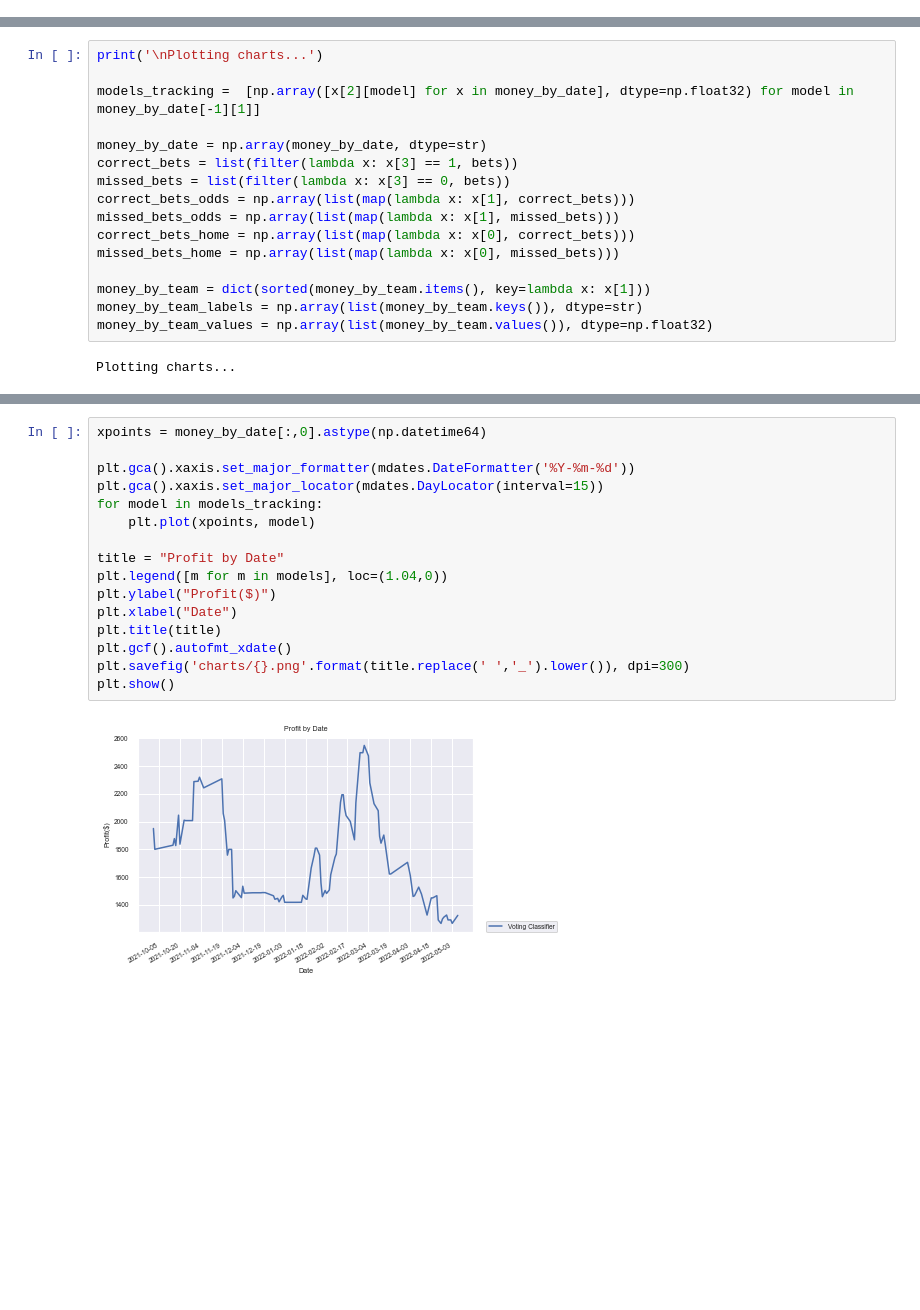
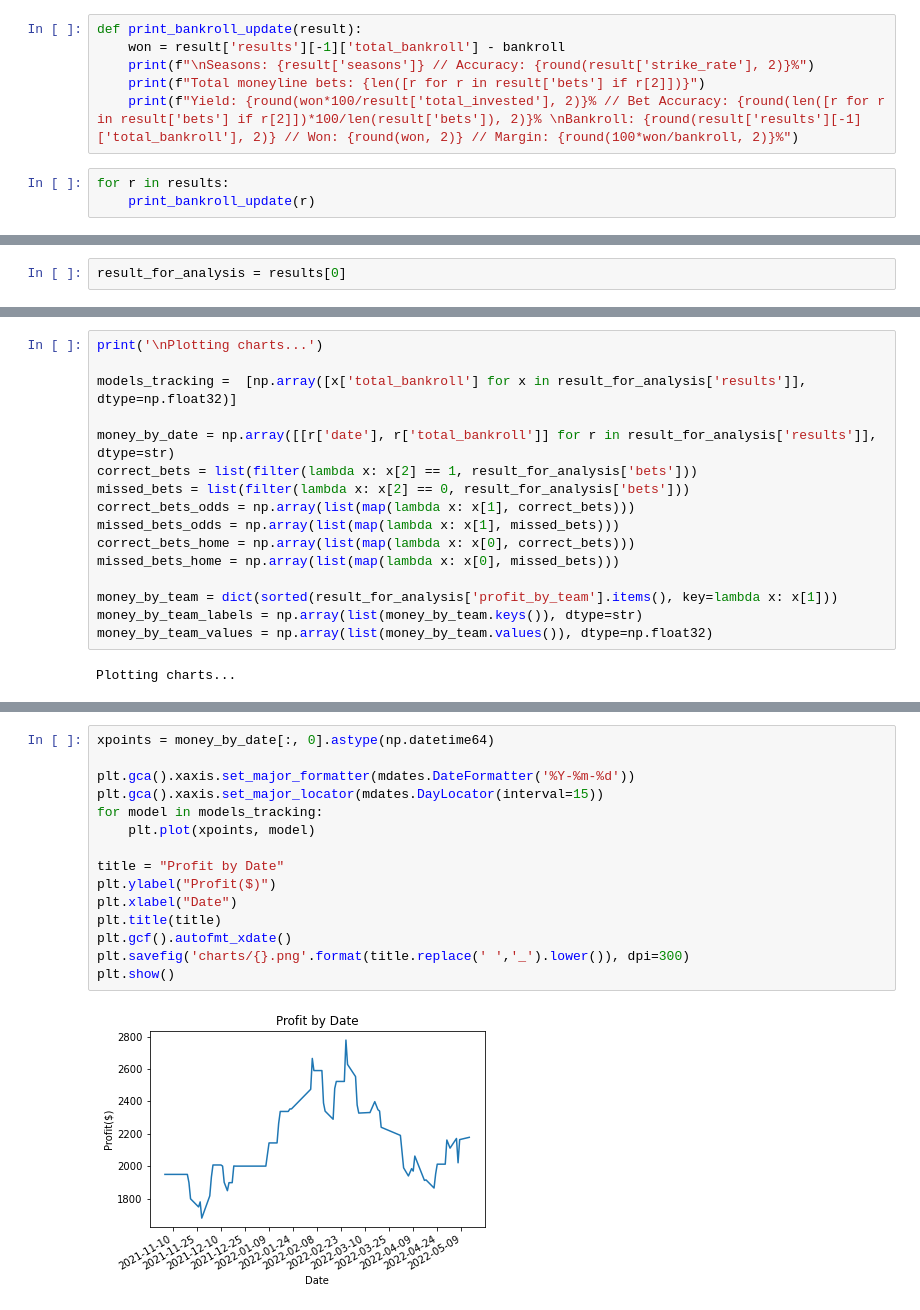
Before and after one commit to caiomelo22/football-predictor, a Jupyter notebook: predictor.ipynb, the cells around one changed output, grey strips where cells are left out. Saved outputs shown, nothing was run; the diff lists cells and outputs as text; blank space fills up the shorter version.

Commit message:
Changes to the predictor; Regression model

```diff
--- a/predictor.ipynb
+++ b/predictor.ipynb
@@ -337,0 +334,9 @@ print(outcome_predictions)
+# %%
+def print_bankroll_update(result):
+    won = result['results'][-1]['total_bankroll'] - bankroll
+    print(f"\nSeasons: {result['seasons']} // Accuracy: {round(result['strike_rate'], 2)}%")
+    print(f"Total moneyline bets: {len([r for r in result['bets'] if r[2]])}")
+    print(f"Yield: {round(won*100/result['total_invested'], 2)}% // Bet Accuracy: {round(len([r for r in result['bets'] if r[2]])*100/len(result['bets']), 2)}% \nBankroll: {round(result['results'][-1]['total_bankroll'], 2)} // Won: {round(won, 2)} // Margin: {round(100*won/bankroll, 2)}%")
+# %%
+for r in results:
+    print_bankroll_update(r)
@@ -337,0 +361,2 @@ print(outcome_predictions)
+# %%
+result_for_analysis = results[0]
@@ -338,17 +367,17 @@ print(outcome_predictions)
 # %%
 print('\nPlotting charts...')
 
-models_tracking =  [np.array([x[2][model] for x in money_by_date], dtype=np.float32) for model in money_by_date[-1][1]]
+models_tracking =  [np.array([x['total_bankroll'] for x in result_for_analysis['results']], dtype=np.float32)]
 
-money_by_date = np.array(money_by_date, dtype=str)
-correct_bets = list(filter(lambda x: x[3] == 1, bets))
-missed_bets = list(filter(lambda x: x[3] == 0, bets))
+money_by_date = np.array([[r['date'], r['total_bankroll']] for r in result_for_analysis['results']], dtype=str)
+correct_bets = list(filter(lambda x: x[2] == 1, result_for_analysis['bets']))
+missed_bets = list(filter(lambda x: x[2] == 0, result_for_analysis['bets']))
 correct_bets_odds = np.array(list(map(lambda x: x[1], correct_bets)))
 missed_bets_odds = np.array(list(map(lambda x: x[1], missed_bets)))
 correct_bets_home = np.array(list(map(lambda x: x[0], correct_bets)))
 missed_bets_home = np.array(list(map(lambda x: x[0], missed_bets)))
 
-money_by_team = dict(sorted(money_by_team.items(), key=lambda x: x[1]))
+money_by_team = dict(sorted(result_for_analysis['profit_by_team'].items(), key=lambda x: x[1]))
 money_by_team_labels = np.array(list(money_by_team.keys()), dtype=str)
 money_by_team_values = np.array(list(money_by_team.values()), dtype=np.float32)
 # %% [output]
@@ -372,18 +401,17 @@ plot_bar('Profit by Team', 'Teams', 'Profit', money_by_team_labels, money_by_tea
 # %%
-xpoints = money_by_date[:,0].astype(np.datetime64)
+xpoints = money_by_date[:, 0].astype(np.datetime64)
 
 plt.gca().xaxis.set_major_formatter(mdates.DateFormatter('%Y-%m-%d'))
 plt.gca().xaxis.set_major_locator(mdates.DayLocator(interval=15))
 for model in models_tracking:
     plt.plot(xpoints, model)
 
 title = "Profit by Date"
-plt.legend([m for m in models], loc=(1.04,0))
 plt.ylabel("Profit($)")
 plt.xlabel("Date")
 plt.title(title)
 plt.gcf().autofmt_xdate()
 plt.savefig('charts/{}.png'.format(title.replace(' ','_').lower()), dpi=300)
 plt.show()
 # %% [output]
-[figure, old version]
+[figure, new version]
```
Also changed, not shown: parts of 25 cells of this notebook, 2 other files.
